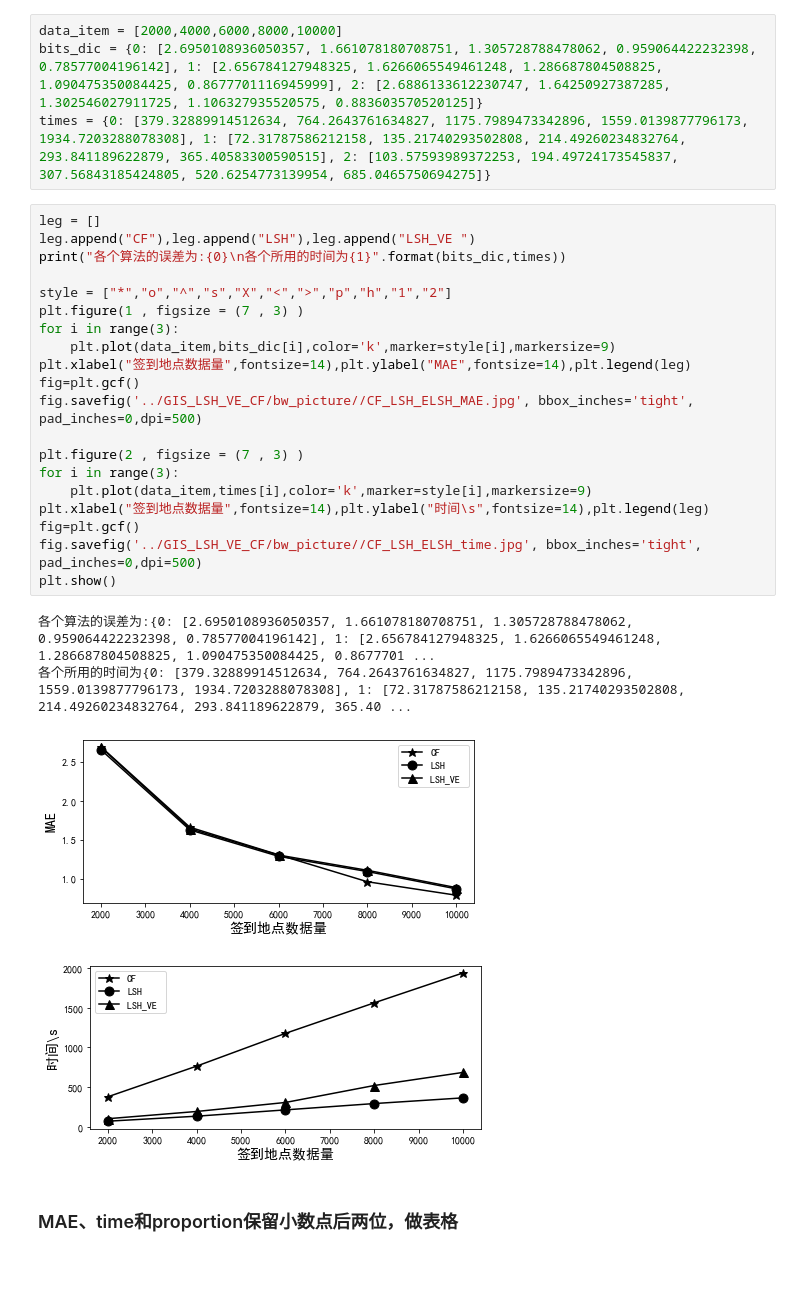
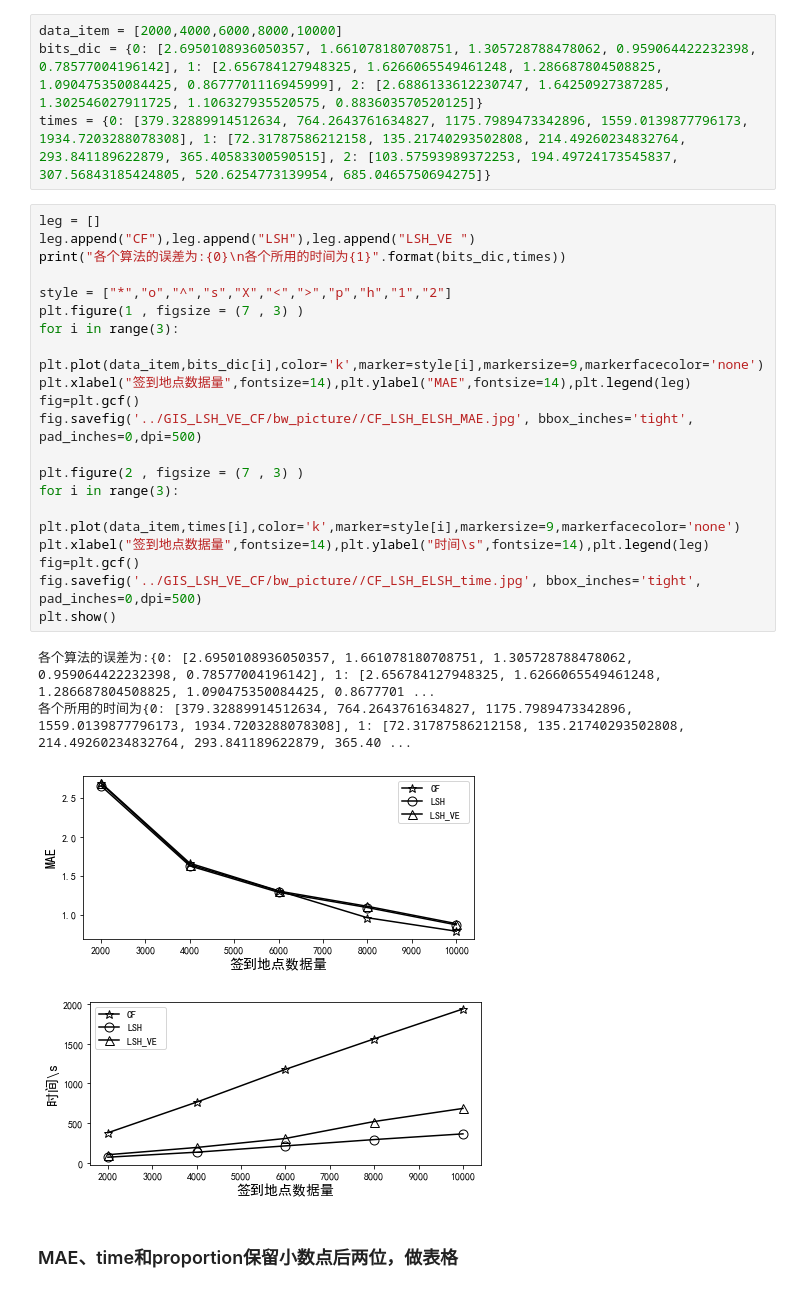
Before and after one commit to blank-knight/-, a Jupyter notebook: GIS_LSH_VE_CF/picture_trans.ipynb, the cells around one changed output. Saved outputs shown, nothing was run; the diff lists cells and outputs as text.

```diff
--- a/GIS_LSH_VE_CF/picture_trans.ipynb
+++ b/GIS_LSH_VE_CF/picture_trans.ipynb
@@ -193,28 +193,28 @@ times = {0: [379.32889914512634, 764.2643761634827, 1175.7989473342896, 1559.013
 # %%
 leg = []
 leg.append("CF"),leg.append("LSH"),leg.append("LSH_VE ")
 print("各个算法的误差为:{0}\n各个所用的时间为{1}".format(bits_dic,times))
 
 style = ["*","o","^","s","X","<",">","p","h","1","2"]
 plt.figure(1 , figsize = (7 , 3) )
 for i in range(3):
-    plt.plot(data_item,bits_dic[i],color='k',marker=style[i],markersize=9)
+    plt.plot(data_item,bits_dic[i],color='k',marker=style[i],markersize=9,markerfacecolor='none')
 plt.xlabel("签到地点数据量",fontsize=14),plt.ylabel("MAE",fontsize=14),plt.legend(leg)
 fig=plt.gcf()
 fig.savefig('../GIS_LSH_VE_CF/bw_picture//CF_LSH_ELSH_MAE.jpg', bbox_inches='tight', pad_inches=0,dpi=500)
 
 plt.figure(2 , figsize = (7 , 3) )
 for i in range(3):
-    plt.plot(data_item,times[i],color='k',marker=style[i],markersize=9)
+    plt.plot(data_item,times[i],color='k',marker=style[i],markersize=9,markerfacecolor='none')
 plt.xlabel("签到地点数据量",fontsize=14),plt.ylabel("时间\s",fontsize=14),plt.legend(leg)
 fig=plt.gcf()
 fig.savefig('../GIS_LSH_VE_CF/bw_picture//CF_LSH_ELSH_time.jpg', bbox_inches='tight', pad_inches=0,dpi=500)
 plt.show()
 # %% [output]
 各个算法的误差为:{0: [2.6950108936050357, 1.661078180708751, 1.305728788478062, 0.959064422232398, 0.78577004196142], 1: [2.656784127948325, 1.6266065549461248, 1.286687804508825, 1.090475350084425, 0.8677701 ...
 各个所用的时间为{0: [379.32889914512634, 764.2643761634827, 1175.7989473342896, 1559.0139877796173, 1934.7203288078308], 1: [72.31787586212158, 135.21740293502808, 214.49260234832764, 293.841189622879, 365.40 ...
-[figure, old version]
+[figure, new version]
-[figure, old version]
+[figure, new version]
 # %% [markdown]
 ### MAE、time和proportion保留小数点后两位，做表格
 # %%
```
Also changed, not shown: parts of 2 cells of this notebook, 15 other files.
